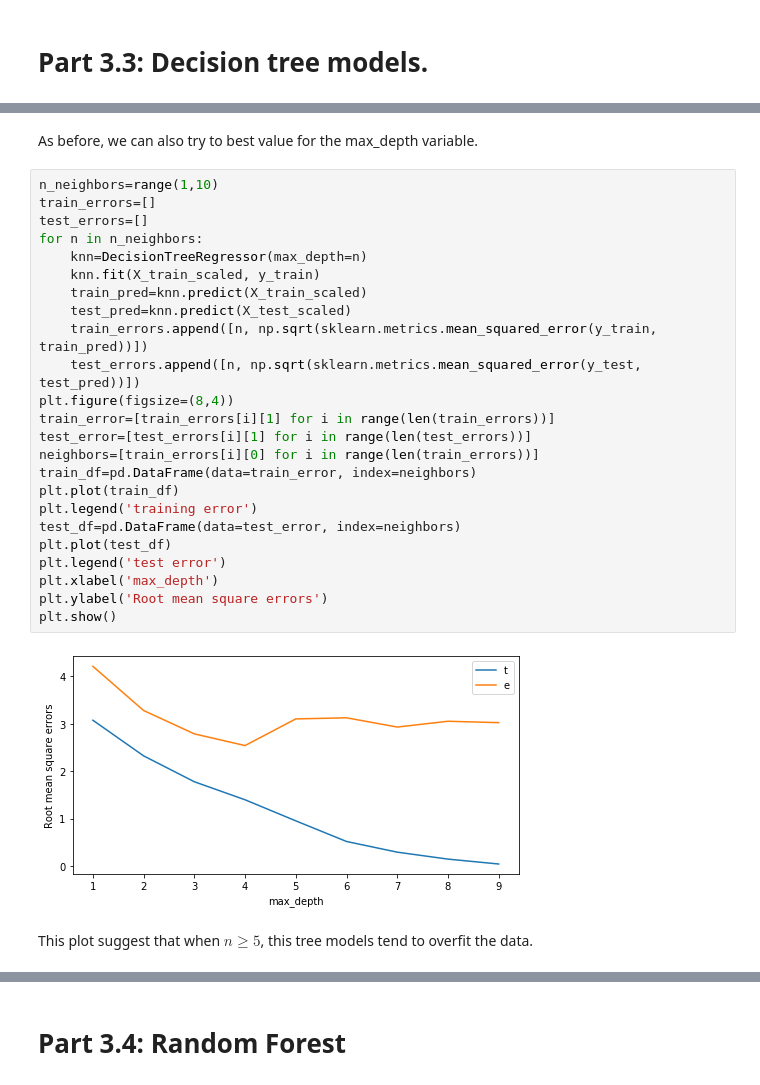
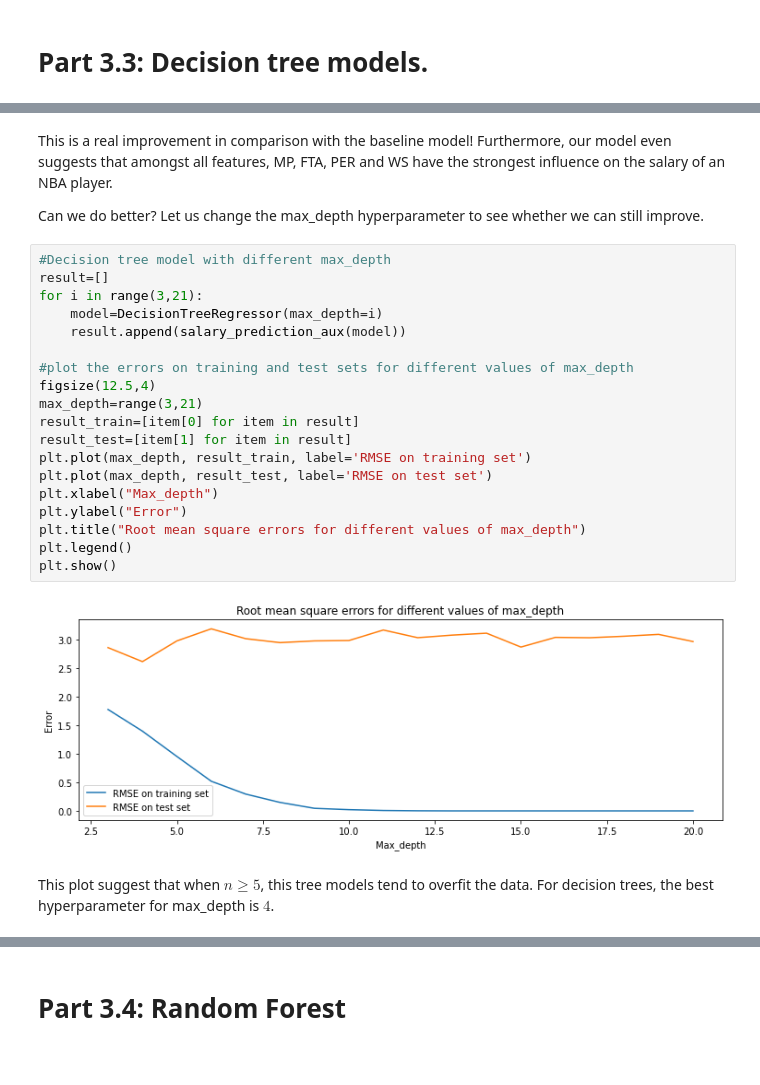
Before and after one commit to tungprime/NBA-player-salary, a Jupyter notebook: NBA salary prediction.ipynb, the cells around one changed output, grey strips where cells are left out. Saved outputs shown, nothing was run; the diff lists cells and outputs as text.

```diff
--- a/NBA salary prediction.ipynb
+++ b/NBA salary prediction.ipynb
@@ -972,30 +781,27 @@ plt.show()
-# %% [markdown]
-As before, we can also try to best value for the max_depth variable.
-# %%
-n_neighbors=range(1,10)
-train_errors=[]
-test_errors=[]
-for n in n_neighbors:
-    knn=DecisionTreeRegressor(max_depth=n)
-    knn.fit(X_train_scaled, y_train)
-    train_pred=knn.predict(X_train_scaled)
-    test_pred=knn.predict(X_test_scaled)
-    train_errors.append([n, np.sqrt(sklearn.metrics.mean_squared_error(y_train, train_pred))])
-    test_errors.append([n, np.sqrt(sklearn.metrics.mean_squared_error(y_test, test_pred))])
-plt.figure(figsize=(8,4))
-train_error=[train_errors[i][1] for i in range(len(train_errors))]
-test_error=[test_errors[i][1] for i in range(len(test_errors))]
-neighbors=[train_errors[i][0] for i in range(len(train_errors))]
-train_df=pd.DataFrame(data=train_error, index=neighbors)
-plt.plot(train_df)
-plt.legend('training error')
-test_df=pd.DataFrame(data=test_error, index=neighbors)
-plt.plot(test_df)
-plt.legend('test error')
-plt.xlabel('max_depth')
-plt.ylabel('Root mean square errors')
-plt.show()
-# %% [output]
-[figure, removed]
+# %% [markdown]
+This is a real improvement in comparison with the baseline model! Furthermore, our model even suggests that amongst all features, MP, FTA, PER and WS have the strongest influence on the salary of an NBA player.
+
+Can we do better? Let us change the max_depth hyperparameter to see whether we can still improve.
+# %%
+#Decision tree model with different max_depth
+result=[]
+for i in range(3,21):
+    model=DecisionTreeRegressor(max_depth=i)
+    result.append(salary_prediction_aux(model))
+
+#plot the errors on training and test sets for different values of max_depth
+figsize(12.5,4)
+max_depth=range(3,21)
+result_train=[item[0] for item in result]
+result_test=[item[1] for item in result]
+plt.plot(max_depth, result_train, label='RMSE on training set')
+plt.plot(max_depth, result_test, label='RMSE on test set')
+plt.xlabel("Max_depth")
+plt.ylabel("Error")
+plt.title("Root mean square errors for different values of max_depth")
+plt.legend()
+plt.show()
+# %% [output]
+[figure, added]
 # %% [markdown]
-This plot suggest that when $n \geq 5$, this tree models tend to overfit the data.
+This plot suggest that when $n \geq 5$, this tree models tend to overfit the data. For decision trees, the best hyperparameter for max_depth is $4$.
```
Also changed, not shown: parts of 146 cells of this notebook, 3 other files.
